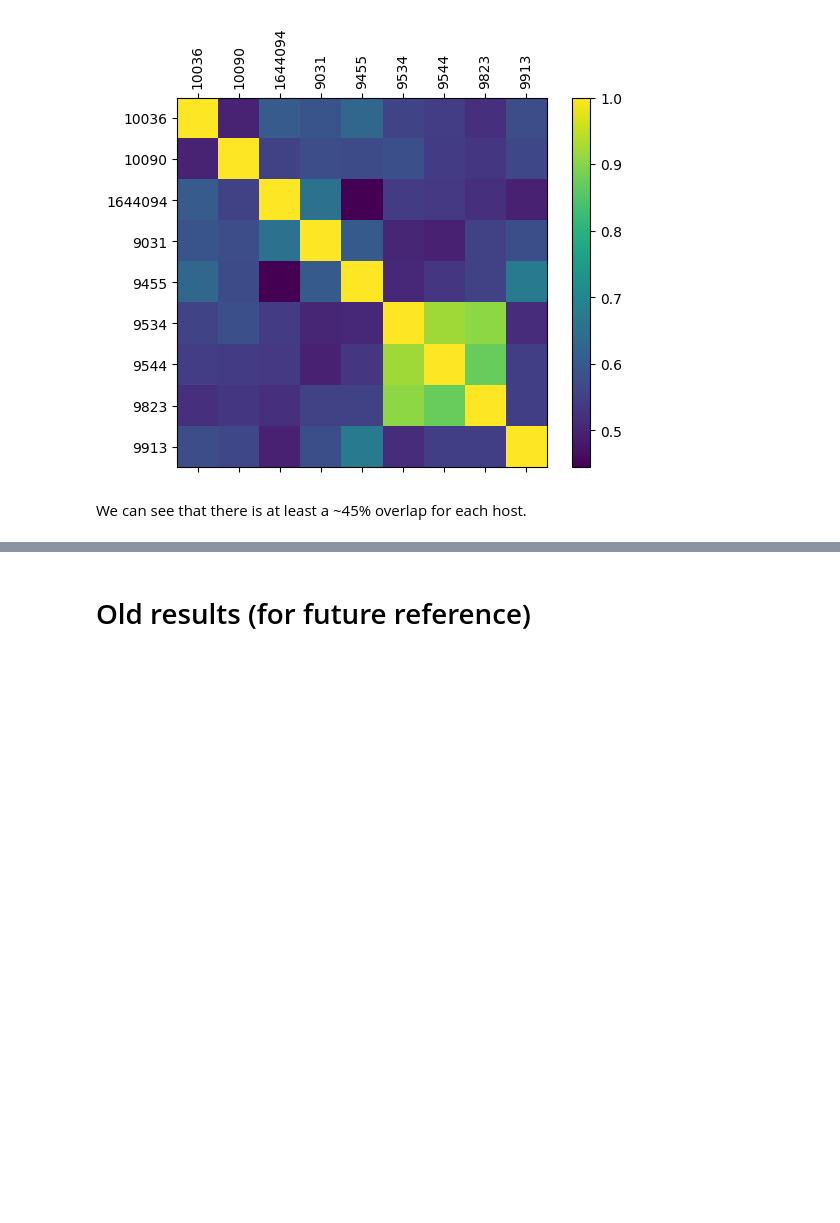
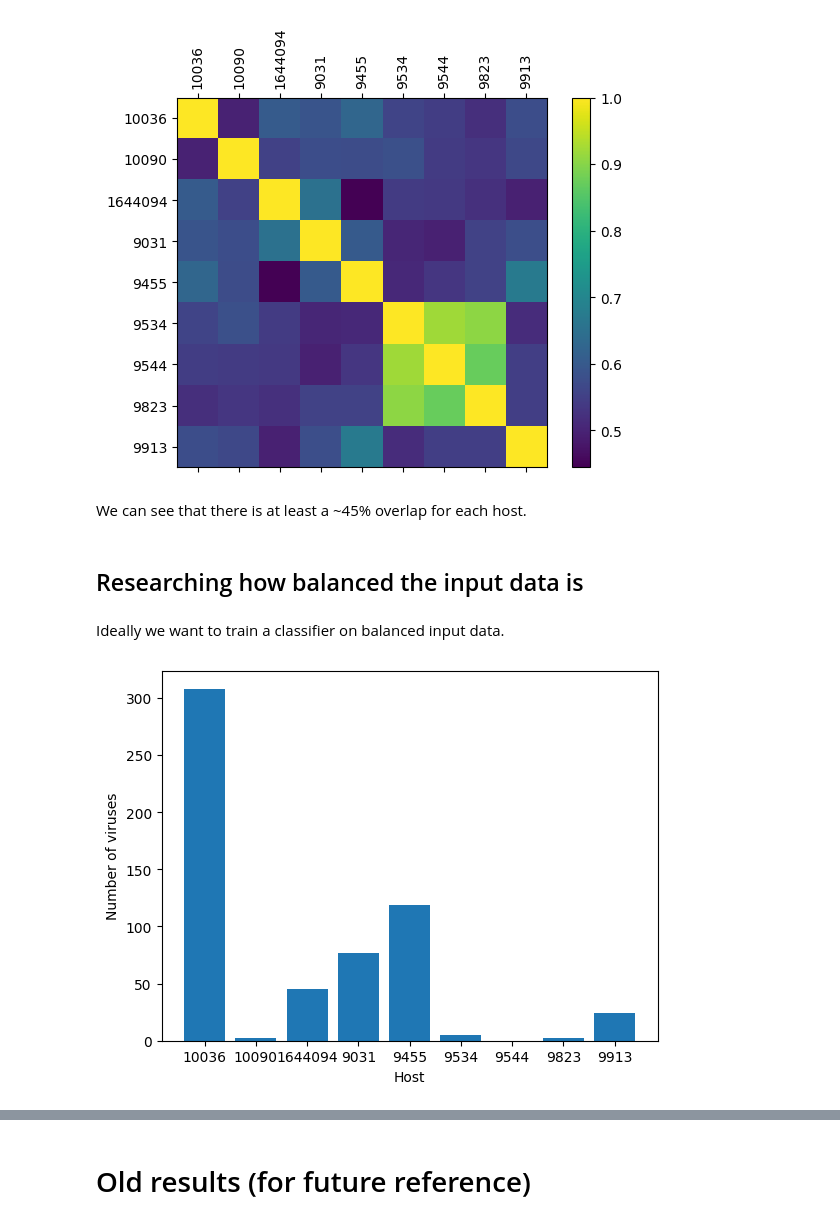
Before and after one commit to eliasball/Virushunter, a Jupyter notebook: code/trainingProcess.ipynb, the cells around one changed output, grey strips where cells are left out. Cells and saved outputs as stored; diff of their text form; code cells hidden in the pictures; blank space fills up the shorter version.

```diff
--- a/code/trainingProcess.ipynb
+++ b/code/trainingProcess.ipynb
@@ -196,3 +200,18 @@ plt.show()
 [figure]
 # %% [markdown]
 We can see that there is at least a ~45% overlap for each host.
+# %% [markdown]
+## Researching how balanced the input data is
+# %% [markdown]
+Ideally we want to train a classifier on balanced input data.
+# %%
+# plot histogram
+
+x = list(map(str, featuresPerHost.keys()))
+y = [len(featuresPerHost[int(host)]) for host in x]
+plt.bar(x, y)
+plt.xlabel("Host")
+plt.ylabel("Number of viruses")
+plt.show()
+# %% [output]
+[figure, added]
```
Also changed, not shown: parts of 13 cells of this notebook.
